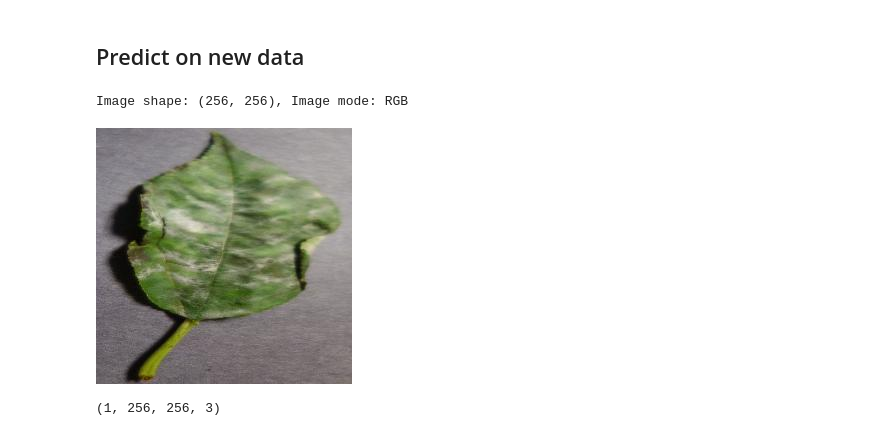
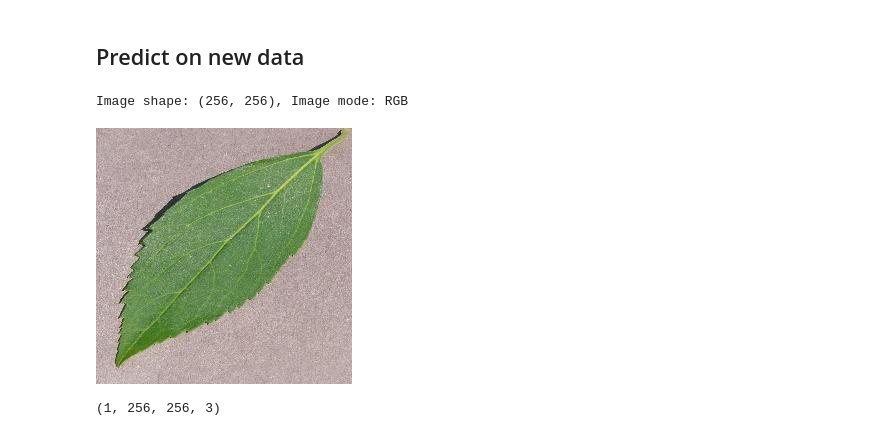
Before and after one commit to NixTS/ml-mildew-detection-in-cherry-leaves, a Jupyter notebook: jupyter_notebooks/nb-3_modelling-and-evaluation.ipynb, the cells around one changed output. Saved outputs shown, nothing was run; the diff lists cells and outputs as text; code cells hidden in the pictures.

```diff
--- a/jupyter_notebooks/nb-3_modelling-and-evaluation.ipynb
+++ b/jupyter_notebooks/nb-3_modelling-and-evaluation.ipynb
@@ -503,20 +576,20 @@ import numpy as np
 # %%
 from tensorflow.keras.preprocessing import image
 import os
 
-pointer = 77
-label = labels[1]
+pointer = 30
+label = labels[0]
 
 image_path = os.path.join(
     test_path, label, os.listdir(os.path.join(test_path, label))[pointer])
 
 pil_image = image.load_img(image_path,
                            target_size=image_shape, color_mode='rgb')
 print(f'Image shape: {pil_image.size}, Image mode: {pil_image.mode}')
 pil_image
 # %% [output]
 Image shape: (256, 256), Image mode: RGB
-[figure, old version]
+[figure, new version]
 # %%
 my_image = image.img_to_array(pil_image)
 my_image = np.expand_dims(my_image, axis=0)/255
```
Also changed, not shown: parts of 24 cells of this notebook, 15 other files.
